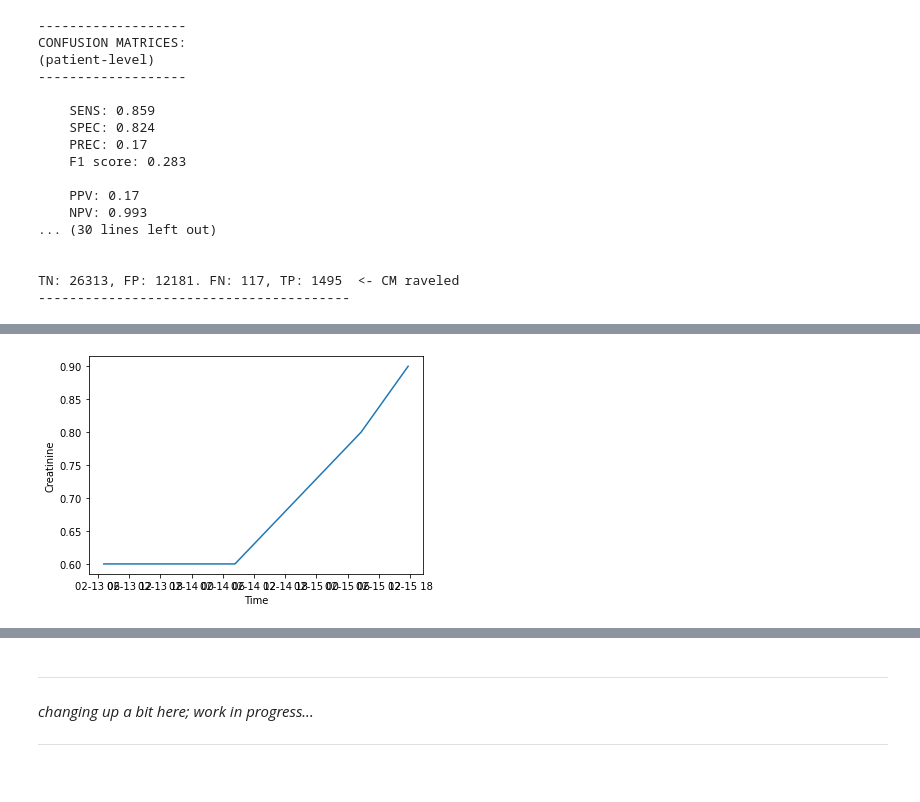
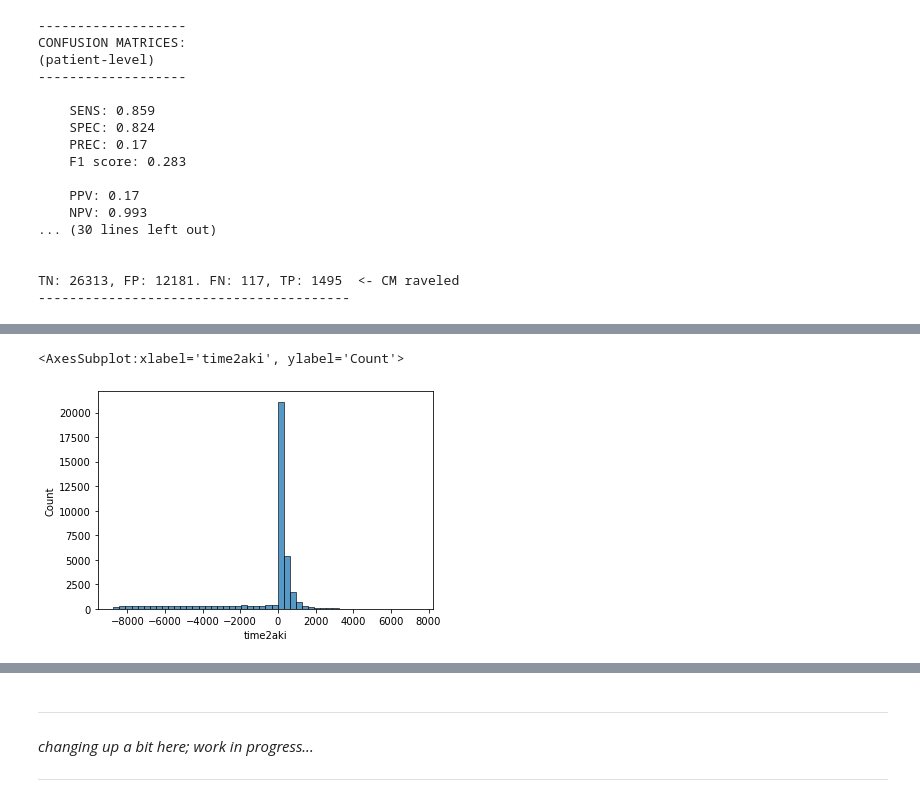
Before and after one commit to isaranwrap/StandardizingAKI, a Jupyter notebook: notebooks/Results.ipynb, the cells around one changed output, grey strips where cells are left out. Saved outputs shown, nothing was run; the diff lists cells and outputs as text; code cells hidden in the pictures.

```diff
--- a/notebooks/Results.ipynb
+++ b/notebooks/Results.ipynb
@@ -306,11 +346,0 @@ examplePatientsRMW
-# %%
-plotSubset = flaggerOutput.loc[flaggerOutput.index.get_level_values(level='patient_id').isin(examplePatientsRMW)]
-plotSubset = plotSubset.merge(df.set_index(index).creatinine, on = index) # Add in the creatinine values from df
-# plotSubset = plotSubset.reset_index()
-# plotSubset['color'] = plotSubset.patient_id.map(colors)
-# plotSubset_ = plotSubset.pivot(index = 'time', columns = 'color', values = 'creatinine')
-# plotSubset_.plot(color = plotSubset_.columns)
-
-# Plotting
-fig, ax = plt.subplots(nrows=1, ncols=1)
-plt.plot(plotSubset.index.get_level_values(level='time'), plotSubset.creatinine)
@@ -320,4 +346,0 @@ plt.plot(plotSubset.index.get_level_values(level='time'), plotSubset.creatinine)
-# %%
-plotCreatinineTrajectory('MR2110315', rows = slice(0,4))asdf
-# %% [output]
-[figure, removed]
@@ -388,12 +347,15 @@ for n in range(draws):
 # %%
 # Define time to AKI event (from admission)
 
 # df[~df['death_time'].isnull()]
 df['aki.{}_time'.format(flaggerDefinitions[0])] = df[df.RMW > 0].time
 df['time2aki'] = df['aki.RMW_time'] - pd.to_datetime(df.admission)
 # plt.hist(df['time2aki'].astype('timedelta64[h]'))
 # sns.distplot(df.time2aki.astype('timedelta64[h]'))
-plt.hist(df['time2aki'].astype('timedelta64[h]'))
+sns.histplot(df['time2aki'].astype('timedelta64[h]'), bins=50)
+# %% [output]
+<AxesSubplot:xlabel='time2aki', ylabel='Count'>
+[figure, added]
 # %%
 #plt.hist(df['time2aki'].astype('timedelta64[h]'))
 #sns.distplot(df.time2aki.astype('timedelta64[h]'))
```
Also changed, not shown: parts of 35 cells of this notebook, 5 other files.
